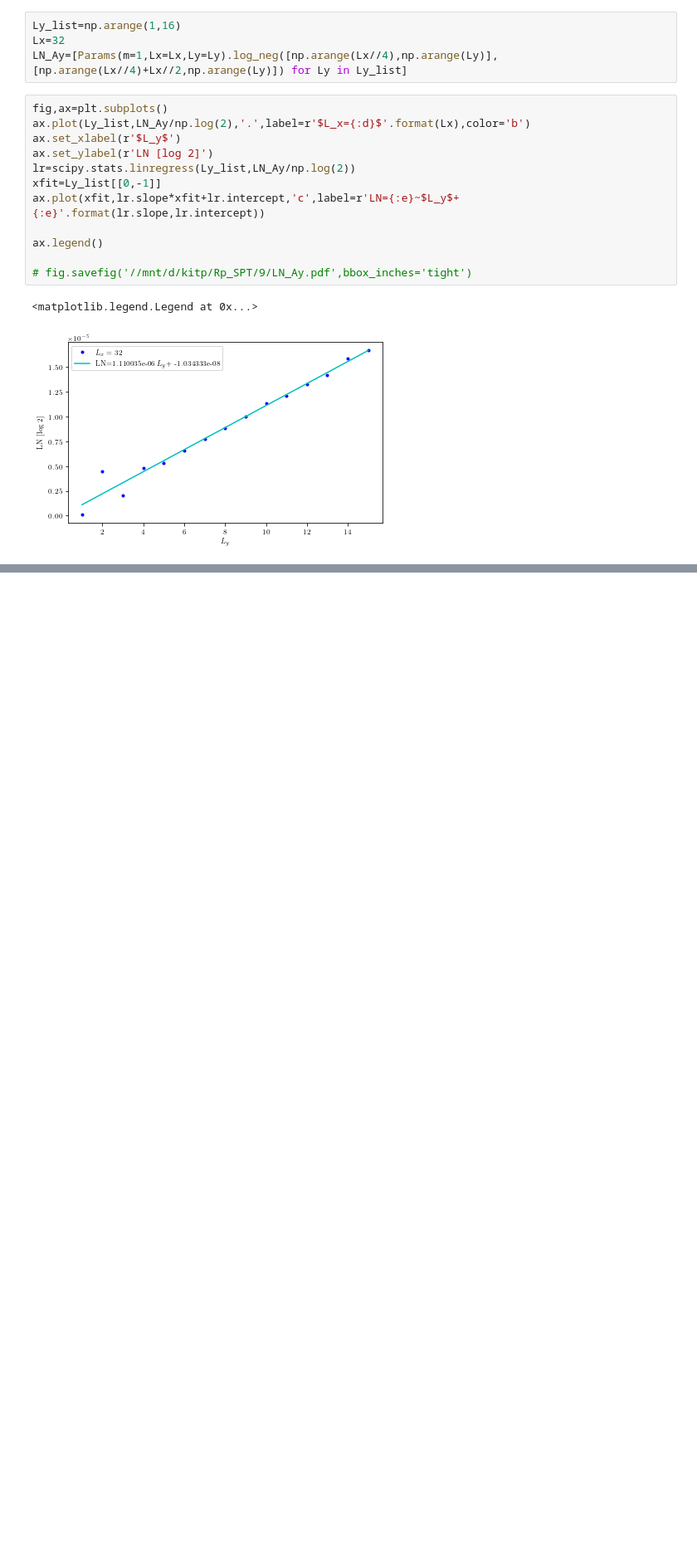
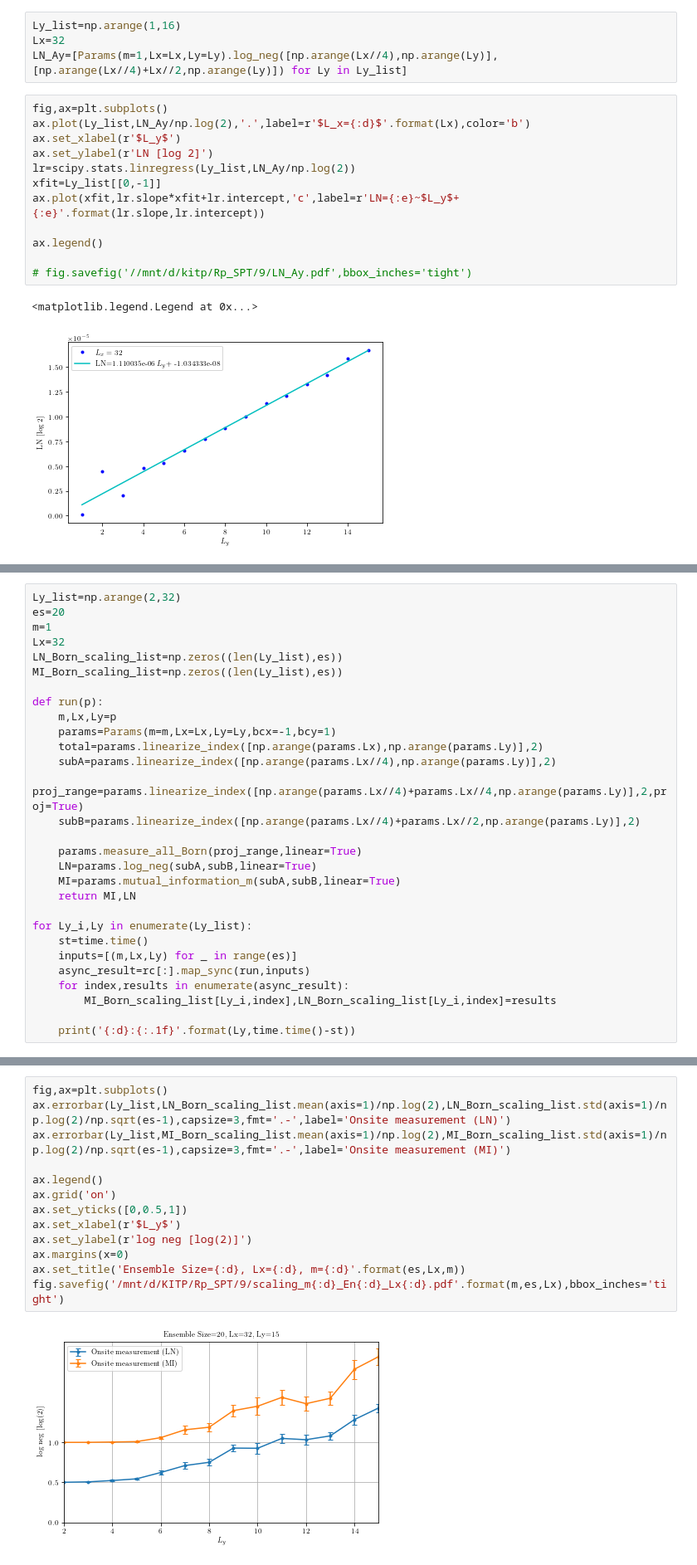
Before and after one commit to hainingpan/SPT, a Jupyter notebook: test_pSC.ipynb, the cells around one changed output, grey strips where cells are left out. Shown at 83% size. Saved outputs shown, nothing was run; the diff lists cells and outputs as text; blank space fills up the shorter version.

Commit message:
add scaling as a function of Ly after measurement

```diff
--- a/test_pSC.ipynb
+++ b/test_pSC.ipynb
@@ -840,0 +799,29 @@ ax.legend()
+# %%
+Ly_list=np.arange(2,32)
+es=20
+m=1
+Lx=32
+LN_Born_scaling_list=np.zeros((len(Ly_list),es))
+MI_Born_scaling_list=np.zeros((len(Ly_list),es))
+
+def run(p):
+    m,Lx,Ly=p
+    params=Params(m=m,Lx=Lx,Ly=Ly,bcx=-1,bcy=1)
+    total=params.linearize_index([np.arange(params.Lx),np.arange(params.Ly)],2)
+    subA=params.linearize_index([np.arange(params.Lx//4),np.arange(params.Ly)],2)
+    proj_range=params.linearize_index([np.arange(params.Lx//4)+params.Lx//4,np.arange(params.Ly)],2,proj=True)
+    subB=params.linearize_index([np.arange(params.Lx//4)+params.Lx//2,np.arange(params.Ly)],2)
+
+    params.measure_all_Born(proj_range,linear=True)
+    LN=params.log_neg(subA,subB,linear=True)
+    MI=params.mutual_information_m(subA,subB,linear=True)
+    return MI,LN
+
+for Ly_i,Ly in enumerate(Ly_list):
+    st=time.time()
+    inputs=[(m,Lx,Ly) for _ in range(es)]
+    async_result=rc[:].map_sync(run,inputs)
+    for index,results in enumerate(async_result):
+        MI_Born_scaling_list[Ly_i,index],LN_Born_scaling_list[Ly_i,index]=results
+
+    print('{:d}:{:.1f}'.format(Ly,time.time()-st))
@@ -840,0 +838,15 @@ ax.legend()
+# %%
+fig,ax=plt.subplots()
+ax.errorbar(Ly_list,LN_Born_scaling_list.mean(axis=1)/np.log(2),LN_Born_scaling_list.std(axis=1)/np.log(2)/np.sqrt(es-1),capsize=3,fmt='.-',label='Onsite measurement (LN)')
+ax.errorbar(Ly_list,MI_Born_scaling_list.mean(axis=1)/np.log(2),MI_Born_scaling_list.std(axis=1)/np.log(2)/np.sqrt(es-1),capsize=3,fmt='.-',label='Onsite measurement (MI)')
+
+ax.legend()
+ax.grid('on')
+ax.set_yticks([0,0.5,1])
+ax.set_xlabel(r'$L_y$')
+ax.set_ylabel(r'log neg [log(2)]')
+ax.margins(x=0)
+ax.set_title('Ensemble Size={:d}, Lx={:d}, m={:d}'.format(es,Lx,m))
+fig.savefig('/mnt/d/KITP/Rp_SPT/9/scaling_m{:d}_En{:d}_Lx{:d}.pdf'.format(m,es,Lx),bbox_inches='tight')
+# %% [output]
+[figure, added]
```
Also changed, not shown: parts of 10 cells of this notebook.
